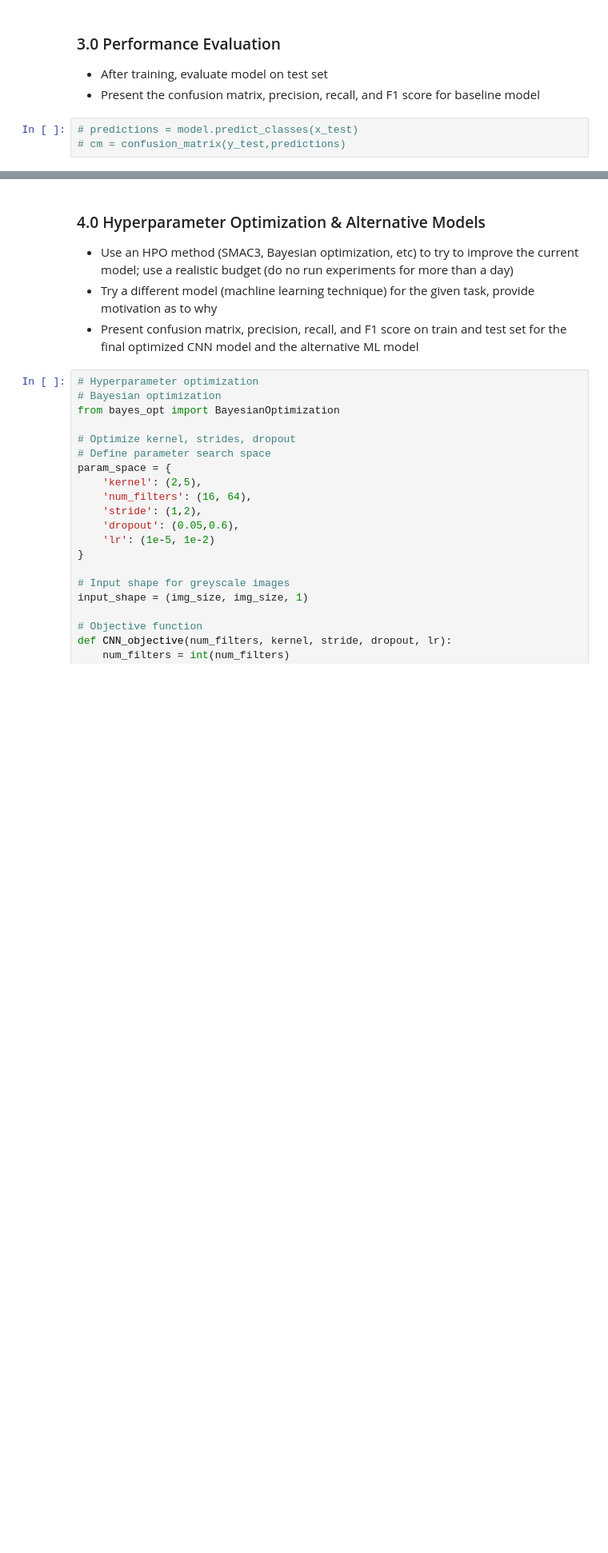
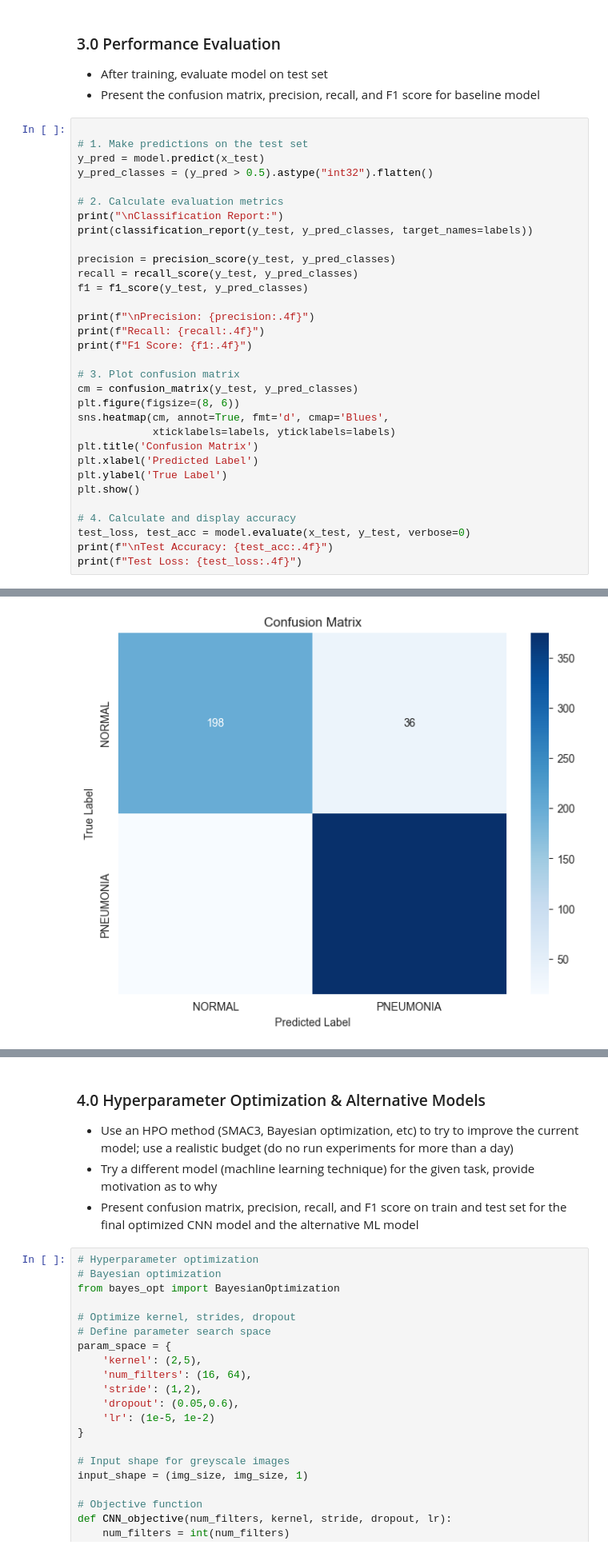
Before and after one commit to LaPetiteBird/DSassignment2, a Jupyter notebook: main.ipynb, the cells around one changed output, grey strips where cells are left out. Shown at 80% size. Cells and saved outputs as stored; diff of their text form; blank space fills up the shorter version.

```diff
--- a/main.ipynb
+++ b/main.ipynb
@@ -276,5 +282,35 @@ plt.show()
 - After training, evaluate model on test set
 - Present the confusion matrix, precision, recall, and F1 score for baseline model
 # %%
-# predictions = model.predict_classes(x_test)
-# cm = confusion_matrix(y_test,predictions)
+
+# 1. Make predictions on the test set
+y_pred = model.predict(x_test)
+y_pred_classes = (y_pred > 0.5).astype("int32").flatten()
+
+# 2. Calculate evaluation metrics
+print("\nClassification Report:")
+print(classification_report(y_test, y_pred_classes, target_names=labels))
+
+precision = precision_score(y_test, y_pred_classes)
+recall = recall_score(y_test, y_pred_classes)
+f1 = f1_score(y_test, y_pred_classes)
+
+print(f"\nPrecision: {precision:.4f}")
+print(f"Recall: {recall:.4f}")
+print(f"F1 Score: {f1:.4f}")
+
+# 3. Plot confusion matrix
+cm = confusion_matrix(y_test, y_pred_classes)
+plt.figure(figsize=(8, 6))
+sns.heatmap(cm, annot=True, fmt='d', cmap='Blues',
+            xticklabels=labels, yticklabels=labels)
+plt.title('Confusion Matrix')
+plt.xlabel('Predicted Label')
+plt.ylabel('True Label')
+plt.show()
+
+# 4. Calculate and display accuracy
+test_loss, test_acc = model.evaluate(x_test, y_test, verbose=0)
+print(f"\nTest Accuracy: {test_acc:.4f}")
+print(f"Test Loss: {test_loss:.4f}")
+# %% [output]
@@ -280,0 +333 @@ plt.show()
+[figure, added]
```
Also changed, not shown: parts of 9 cells of this notebook.
